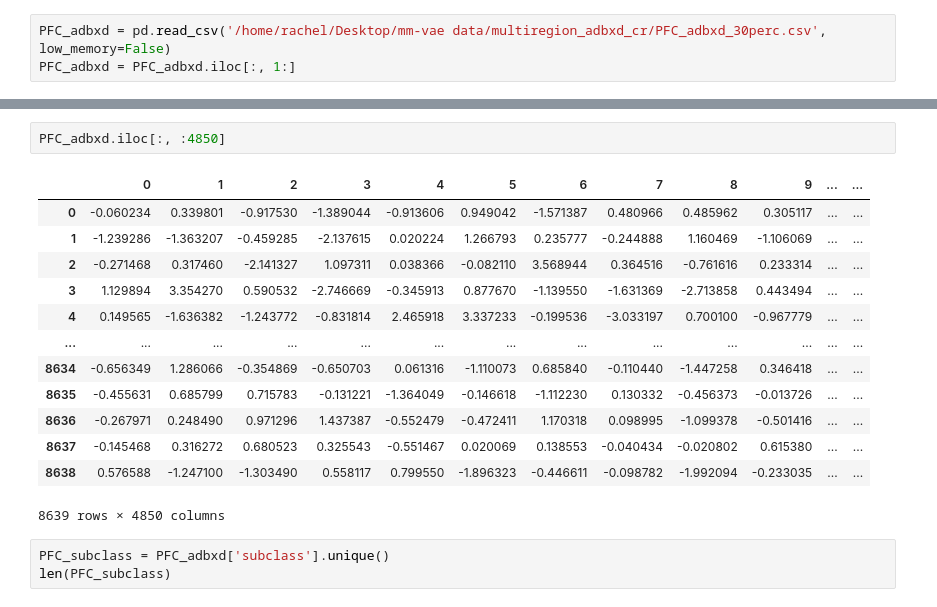
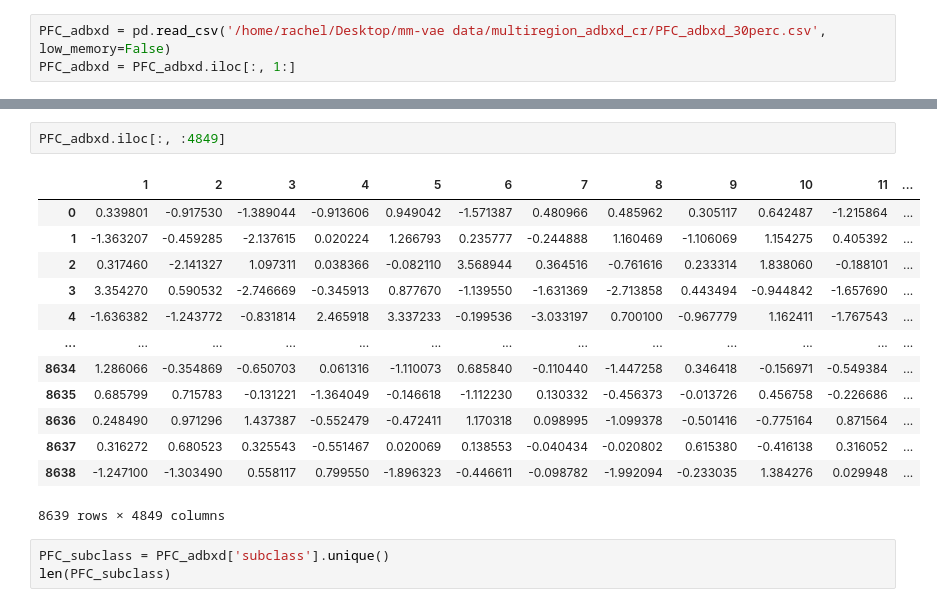
Before and after one commit to draeloslab/mm-vae, a Jupyter notebook: make_joint_data.ipynb, the cells around one changed output, grey strips where cells are left out. Saved outputs shown, nothing was run; the diff lists cells and outputs as text.

```diff
--- a/make_joint_data.ipynb
+++ b/make_joint_data.ipynb
@@ -54,19 +117,19 @@ PFC_adbxd = PFC_adbxd.iloc[:, 1:]
 # %%
-PFC_adbxd.iloc[:, :4850]
+PFC_adbxd.iloc[:, :4849]
 # %% [output]
-|  | 0 | 1 | 2 | 3 | 4 | 5 | 6 | 7 | 8 | 9 | ... | ... |
-| 0 | -0.060234 | 0.339801 | -0.917530 | -1.389044 | -0.913606 | 0.949042 | -1.571387 | 0.480966 | 0.485962 | 0.305117 | ... | ... |
-| 1 | -1.239286 | -1.363207 | -0.459285 | -2.137615 | 0.020224 | 1.266793 | 0.235777 | -0.244888 | 1.160469 | -1.106069 | ... | ... |
-| 2 | -0.271468 | 0.317460 | -2.141327 | 1.097311 | 0.038366 | -0.082110 | 3.568944 | 0.364516 | -0.761616 | 0.233314 | ... | ... |
-| 3 | 1.129894 | 3.354270 | 0.590532 | -2.746669 | -0.345913 | 0.877670 | -1.139550 | -1.631369 | -2.713858 | 0.443494 | ... | ... |
-| 4 | 0.149565 | -1.636382 | -1.243772 | -0.831814 | 2.465918 | 3.337233 | -0.199536 | -3.033197 | 0.700100 | -0.967779 | ... | ... |
+|  | 1 | 2 | 3 | 4 | 5 | 6 | 7 | 8 | 9 | 10 | 11 | ... |
+| 0 | 0.339801 | -0.917530 | -1.389044 | -0.913606 | 0.949042 | -1.571387 | 0.480966 | 0.485962 | 0.305117 | 0.642487 | -1.215864 | ... |
+| 1 | -1.363207 | -0.459285 | -2.137615 | 0.020224 | 1.266793 | 0.235777 | -0.244888 | 1.160469 | -1.106069 | 1.154275 | 0.405392 | ... |
+| 2 | 0.317460 | -2.141327 | 1.097311 | 0.038366 | -0.082110 | 3.568944 | 0.364516 | -0.761616 | 0.233314 | 1.838060 | -0.188101 | ... |
+| 3 | 3.354270 | 0.590532 | -2.746669 | -0.345913 | 0.877670 | -1.139550 | -1.631369 | -2.713858 | 0.443494 | -0.944842 | -1.657690 | ... |
+| 4 | -1.636382 | -1.243772 | -0.831814 | 2.465918 | 3.337233 | -0.199536 | -3.033197 | 0.700100 | -0.967779 | 1.162411 | -1.767543 | ... |
 | ... | ... | ... | ... | ... | ... | ... | ... | ... | ... | ... | ... | ... |
-| 8634 | -0.656349 | 1.286066 | -0.354869 | -0.650703 | 0.061316 | -1.110073 | 0.685840 | -0.110440 | -1.447258 | 0.346418 | ... | ... |
-| 8635 | -0.455631 | 0.685799 | 0.715783 | -0.131221 | -1.364049 | -0.146618 | -1.112230 | 0.130332 | -0.456373 | -0.013726 | ... | ... |
-| 8636 | -0.267971 | 0.248490 | 0.971296 | 1.437387 | -0.552479 | -0.472411 | 1.170318 | 0.098995 | -1.099378 | -0.501416 | ... | ... |
-| 8637 | -0.145468 | 0.316272 | 0.680523 | 0.325543 | -0.551467 | 0.020069 | 0.138553 | -0.040434 | -0.020802 | 0.615380 | ... | ... |
-| 8638 | 0.576588 | -1.247100 | -1.303490 | 0.558117 | 0.799550 | -1.896323 | -0.446611 | -0.098782 | -1.992094 | -0.233035 | ... | ... |
+| 8634 | 1.286066 | -0.354869 | -0.650703 | 0.061316 | -1.110073 | 0.685840 | -0.110440 | -1.447258 | 0.346418 | -0.156971 | -0.549384 | ... |
+| 8635 | 0.685799 | 0.715783 | -0.131221 | -1.364049 | -0.146618 | -1.112230 | 0.130332 | -0.456373 | -0.013726 | 0.456758 | -0.226686 | ... |
+| 8636 | 0.248490 | 0.971296 | 1.437387 | -0.552479 | -0.472411 | 1.170318 | 0.098995 | -1.099378 | -0.501416 | -0.775164 | 0.871564 | ... |
+| 8637 | 0.316272 | 0.680523 | 0.325543 | -0.551467 | 0.020069 | 0.138553 | -0.040434 | -0.020802 | 0.615380 | -0.416138 | 0.316052 | ... |
+| 8638 | -1.247100 | -1.303490 | 0.558117 | 0.799550 | -1.896323 | -0.446611 | -0.098782 | -1.992094 | -0.233035 | 1.384276 | 0.029948 | ... |
-8639 rows × 4850 columns
+8639 rows × 4849 columns
 # %%
 PFC_subclass = PFC_adbxd['subclass'].unique()
 len(PFC_subclass)
```
Also changed, not shown: parts of 17 cells of this notebook, 8 other files.
